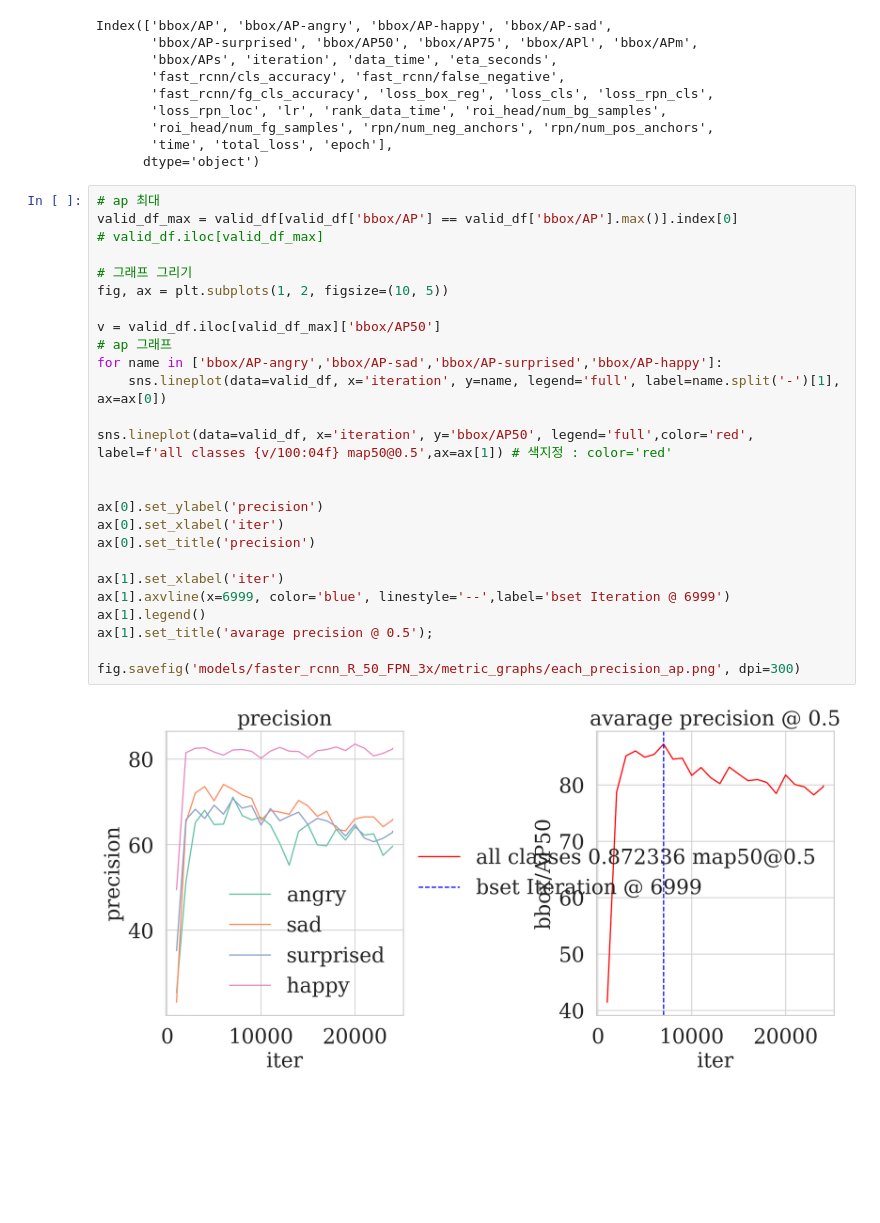
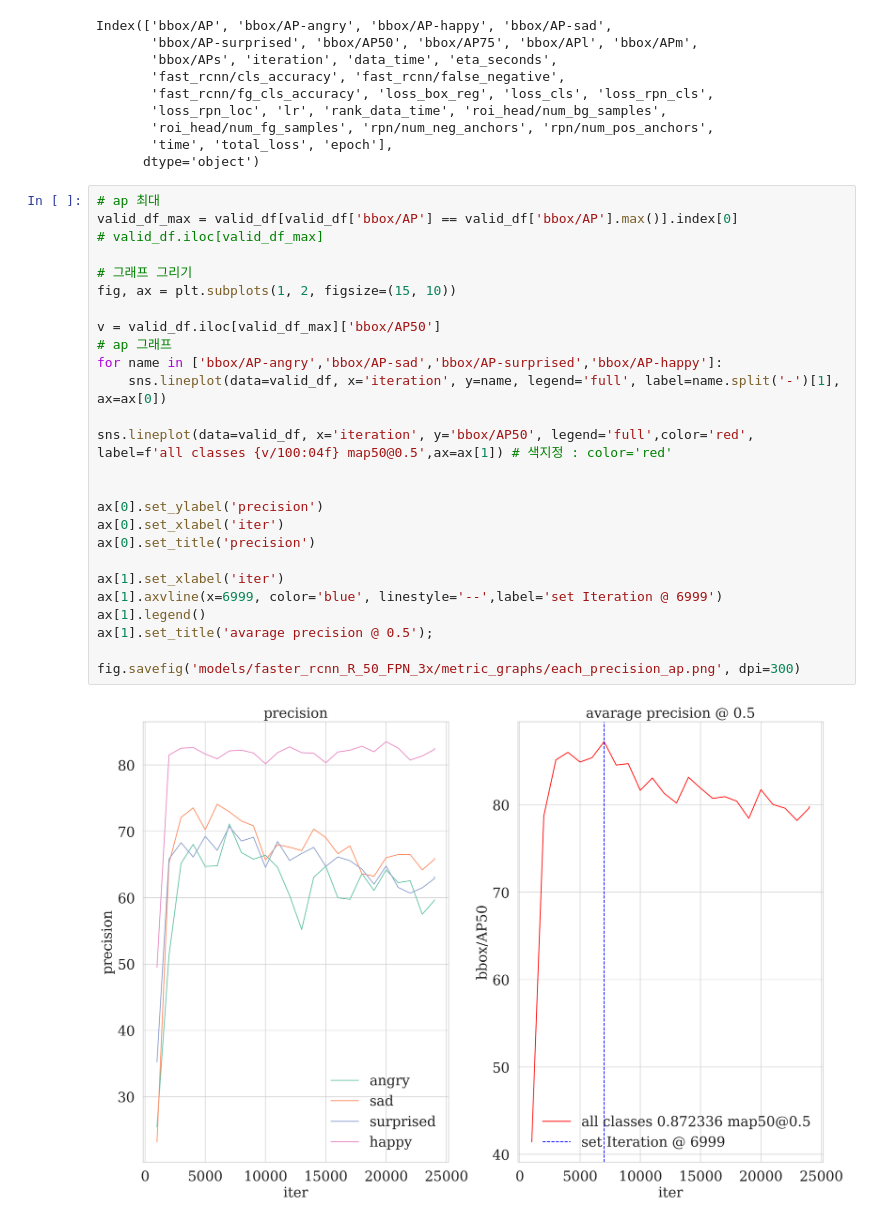
Before and after one commit to crazy2894/project_3_git, a Jupyter notebook: code_metric_check/r-cnn_metrics.ipynb, the cells around one changed output. Cells and saved outputs as stored; diff of their text form; blank space fills up the shorter version.

```diff
--- a/code_metric_check/r-cnn_metrics.ipynb
+++ b/code_metric_check/r-cnn_metrics.ipynb
@@ -129,28 +143,28 @@ Index(['bbox/AP', 'bbox/AP-angry', 'bbox/AP-happy', 'bbox/AP-sad',
 # %%
 # ap 최대
 valid_df_max = valid_df[valid_df['bbox/AP'] == valid_df['bbox/AP'].max()].index[0]
 # valid_df.iloc[valid_df_max]
 
 # 그래프 그리기
-fig, ax = plt.subplots(1, 2, figsize=(10, 5))
+fig, ax = plt.subplots(1, 2, figsize=(15, 10))
 
 v = valid_df.iloc[valid_df_max]['bbox/AP50']
 # ap 그래프
 for name in ['bbox/AP-angry','bbox/AP-sad','bbox/AP-surprised','bbox/AP-happy']:
     sns.lineplot(data=valid_df, x='iteration', y=name, legend='full', label=name.split('-')[1], ax=ax[0])
 
 sns.lineplot(data=valid_df, x='iteration', y='bbox/AP50', legend='full',color='red', label=f'all classes {v/100:04f} map50@0.5',ax=ax[1]) # 색지정 : color='red'
 
 
 ax[0].set_ylabel('precision')
 ax[0].set_xlabel('iter')
 ax[0].set_title('precision')
 
 ax[1].set_xlabel('iter')
-ax[1].axvline(x=6999, color='blue', linestyle='--',label='bset Iteration @ 6999')
+ax[1].axvline(x=6999, color='blue', linestyle='--',label='set Iteration @ 6999')
 ax[1].legend()
 ax[1].set_title('avarage precision @ 0.5');
 
 fig.savefig('models/faster_rcnn_R_50_FPN_3x/metric_graphs/each_precision_ap.png', dpi=300)
 # %% [output]
-[figure, old version]
+[figure, new version]
```
Also changed, not shown: parts of 1 cell of this notebook, 1 other file.
